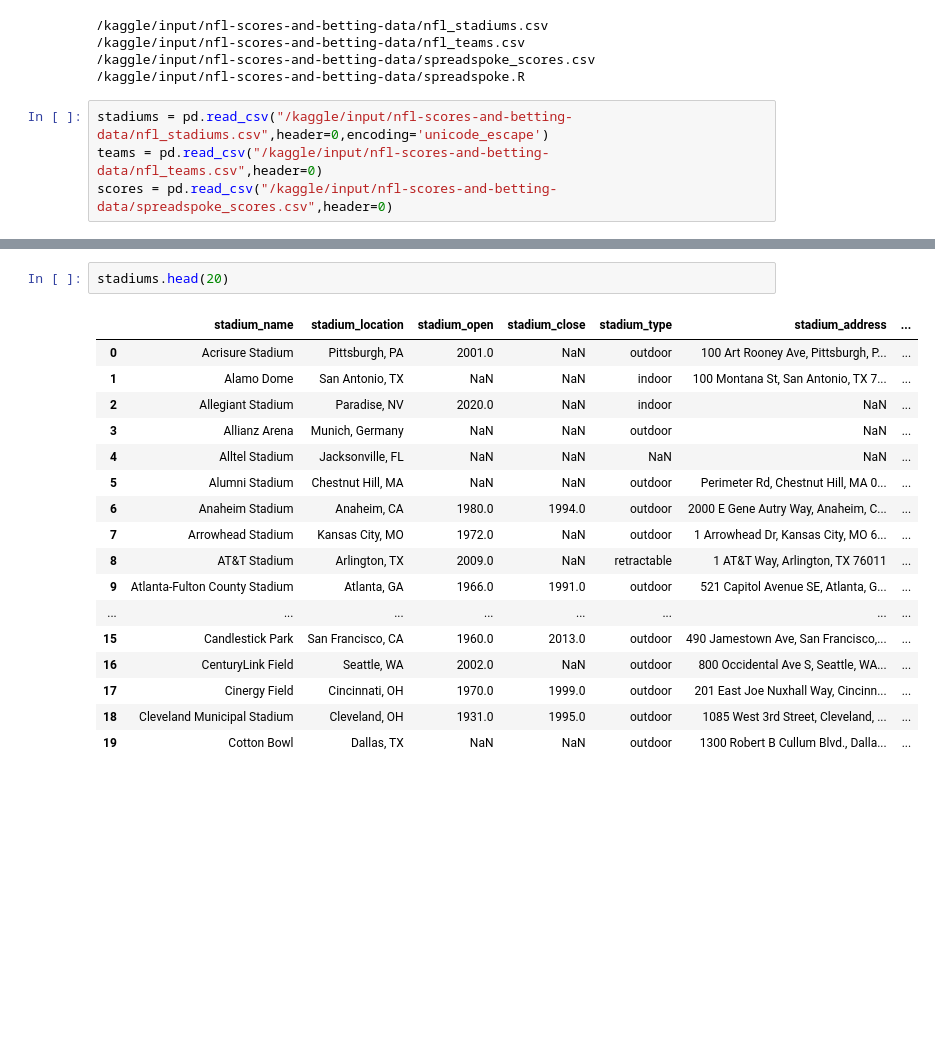
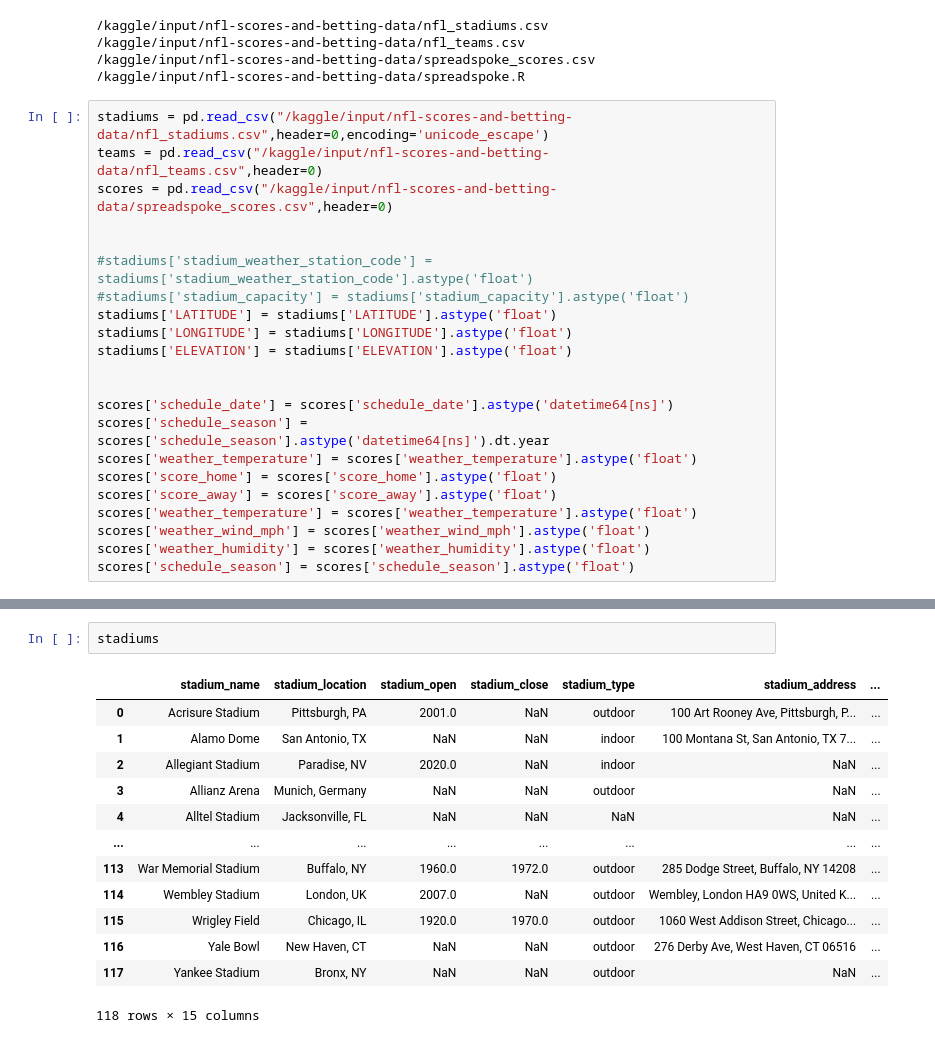
Before and after one commit to DaScient/Data-Science_Large_Pack, a Jupyter notebook: sports-bets-winning-algorithm.ipynb, the cells around one changed output, grey strips where cells are left out. Cells and saved outputs as stored; diff of their text form; blank space fills up the shorter version.

```diff
--- a/sports-bets-winning-algorithm.ipynb
+++ b/sports-bets-winning-algorithm.ipynb
@@ -29,3 +29,21 @@ for dirname, _, filenames in os.walk('/kaggle/input'):
 stadiums = pd.read_csv("/kaggle/input/nfl-scores-and-betting-data/nfl_stadiums.csv",header=0,encoding='unicode_escape')
 teams = pd.read_csv("/kaggle/input/nfl-scores-and-betting-data/nfl_teams.csv",header=0)
 scores = pd.read_csv("/kaggle/input/nfl-scores-and-betting-data/spreadspoke_scores.csv",header=0)
+
+
+#stadiums['stadium_weather_station_code'] = stadiums['stadium_weather_station_code'].astype('float')
+#stadiums['stadium_capacity'] = stadiums['stadium_capacity'].astype('float')
+stadiums['LATITUDE'] = stadiums['LATITUDE'].astype('float')
+stadiums['LONGITUDE'] = stadiums['LONGITUDE'].astype('float')
+stadiums['ELEVATION'] = stadiums['ELEVATION'].astype('float')
+
+
+scores['schedule_date'] = scores['schedule_date'].astype('datetime64[ns]')
+scores['schedule_season'] = scores['schedule_season'].astype('datetime64[ns]').dt.year
+scores['weather_temperature'] = scores['weather_temperature'].astype('float')
+scores['score_home'] = scores['score_home'].astype('float')
+scores['score_away'] = scores['score_away'].astype('float')
+scores['weather_temperature'] = scores['weather_temperature'].astype('float')
+scores['weather_wind_mph'] = scores['weather_wind_mph'].astype('float')
+scores['weather_humidity'] = scores['weather_humidity'].astype('float')
+scores['schedule_season'] = scores['schedule_season'].astype('float')
@@ -32,20 +70,16 @@ scores = pd.read_csv("/kaggle/input/nfl-scores-and-betting-data/spreadspoke_scor
 # %%
-stadiums.head(20)
+stadiums
 # %% [output]
 |  | stadium_name | stadium_location | stadium_open | stadium_close | stadium_type | stadium_address | ... |
 | 0 | Acrisure Stadium | Pittsburgh, PA | 2001.0 | NaN | outdoor | 100 Art Rooney Ave, Pittsburgh, P... | ... |
 | 1 | Alamo Dome | San Antonio, TX | NaN | NaN | indoor | 100 Montana St, San Antonio, TX 7... | ... |
 | 2 | Allegiant Stadium | Paradise, NV | 2020.0 | NaN | indoor | NaN | ... |
 | 3 | Allianz Arena | Munich, Germany | NaN | NaN | outdoor | NaN | ... |
 | 4 | Alltel Stadium | Jacksonville, FL | NaN | NaN | NaN | NaN | ... |
-| 5 | Alumni Stadium | Chestnut Hill, MA | NaN | NaN | outdoor | Perimeter Rd, Chestnut Hill, MA 0... | ... |
-| 6 | Anaheim Stadium | Anaheim, CA | 1980.0 | 1994.0 | outdoor | 2000 E Gene Autry Way, Anaheim, C... | ... |
-| 7 | Arrowhead Stadium | Kansas City, MO | 1972.0 | NaN | outdoor | 1 Arrowhead Dr, Kansas City, MO 6... | ... |
-| 8 | AT&T Stadium | Arlington, TX | 2009.0 | NaN | retractable | 1 AT&T Way, Arlington, TX 76011 | ... |
-| 9 | Atlanta-Fulton County Stadium | Atlanta, GA | 1966.0 | 1991.0 | outdoor | 521 Capitol Avenue SE, Atlanta, G... | ... |
 | ... | ... | ... | ... | ... | ... | ... | ... |
-| 15 | Candlestick Park | San Francisco, CA | 1960.0 | 2013.0 | outdoor | 490 Jamestown Ave, San Francisco,... | ... |
-| 16 | CenturyLink Field | Seattle, WA | 2002.0 | NaN | outdoor | 800 Occidental Ave S, Seattle, WA... | ... |
-| 17 | Cinergy Field | Cincinnati, OH | 1970.0 | 1999.0 | outdoor | 201 East Joe Nuxhall Way, Cincinn... | ... |
-| 18 | Cleveland Municipal Stadium | Cleveland, OH | 1931.0 | 1995.0 | outdoor | 1085 West 3rd Street, Cleveland, ... | ... |
-| 19 | Cotton Bowl | Dallas, TX | NaN | NaN | outdoor | 1300 Robert B Cullum Blvd., Dalla... | ... |
+| 113 | War Memorial Stadium | Buffalo, NY | 1960.0 | 1972.0 | outdoor | 285 Dodge Street, Buffalo, NY 14208 | ... |
+| 114 | Wembley Stadium | London, UK | 2007.0 | NaN | outdoor | Wembley, London HA9 0WS, United K... | ... |
+| 115 | Wrigley Field | Chicago, IL | 1920.0 | 1970.0 | outdoor | 1060 West Addison Street, Chicago... | ... |
+| 116 | Yale Bowl | New Haven, CT | NaN | NaN | outdoor | 276 Derby Ave, West Haven, CT 06516 | ... |
+| 117 | Yankee Stadium | Bronx, NY | NaN | NaN | outdoor | NaN | ... |
+118 rows × 15 columns
```
Also changed, not shown: parts of 8 cells of this notebook.
